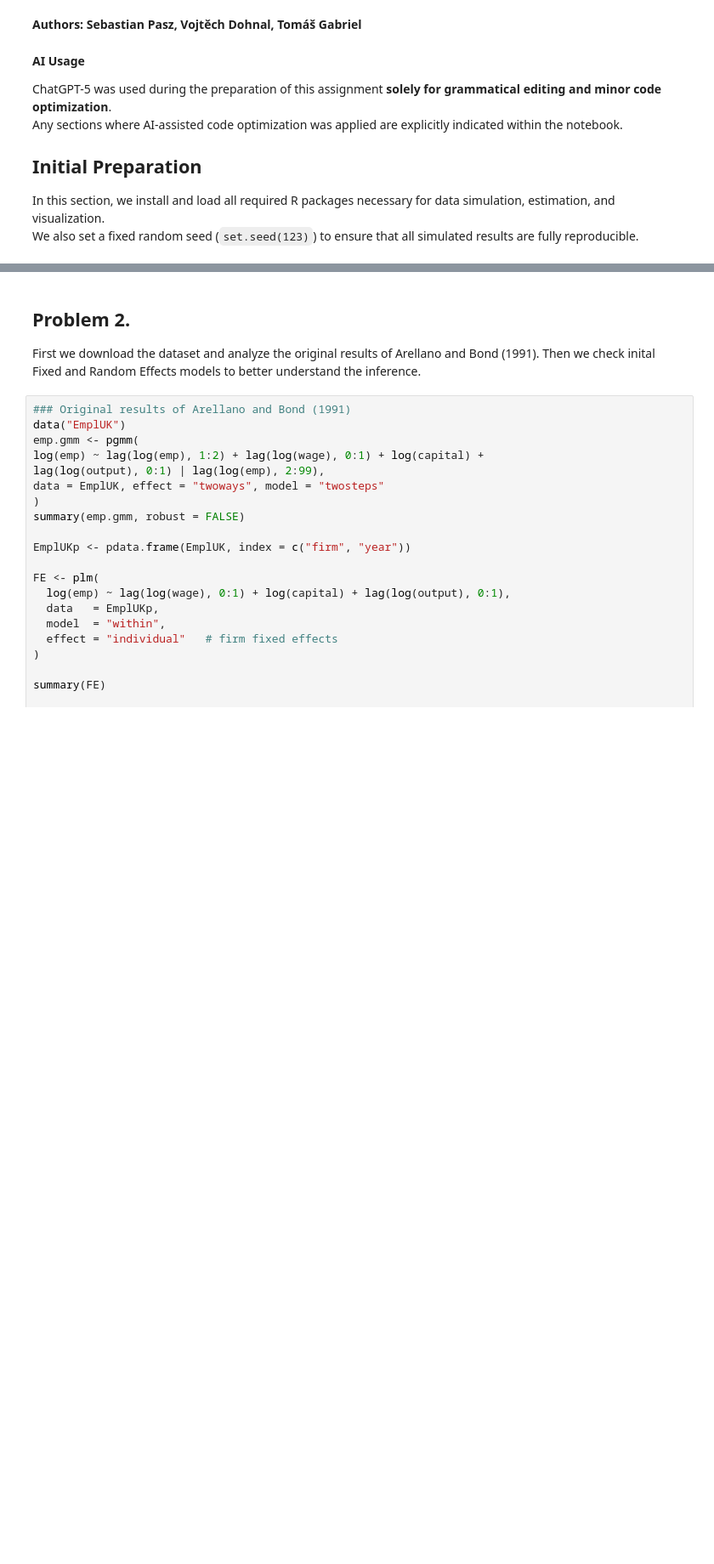
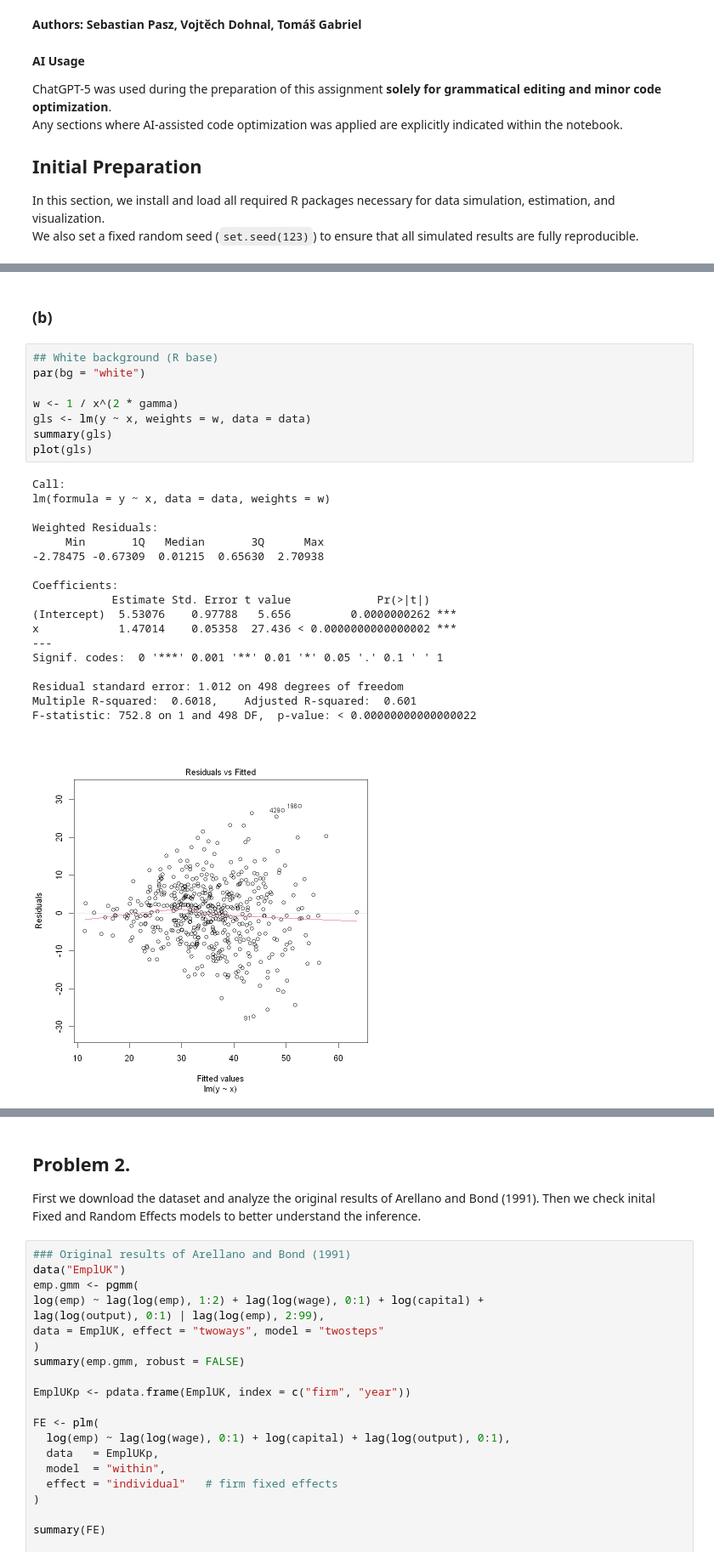
Before and after one commit to 52804407/Advanced_Econometrics_Pasz_Dohnal_Tom-, a Jupyter notebook: AE_HW3_Group27_Pasz_Dohnal_Gabriel.ipynb, the cells around one changed output, grey strips where cells are left out. Shown at 85% size. Drawn from its saved outputs; the diff is of its cells as text; blank space fills up the shorter version.

```diff
--- a/AE_HW3_Group27_Pasz_Dohnal_Gabriel.ipynb
+++ b/AE_HW3_Group27_Pasz_Dohnal_Gabriel.ipynb
@@ -37,0 +113,29 @@ set.seed(123)
+# %% [markdown]
+### (b)
+# %%
+## White background (R base)
+par(bg = "white")
+
+w <- 1 / x^(2 * gamma)
+gls <- lm(y ~ x, weights = w, data = data)
+summary(gls)
+plot(gls)
+# %% [output]
+Call:
+lm(formula = y ~ x, data = data, weights = w)
+
+Weighted Residuals:
+     Min       1Q   Median       3Q      Max
+-2.78475 -0.67309  0.01215  0.65630  2.70938
+
+Coefficients:
+            Estimate Std. Error t value             Pr(>|t|)
+(Intercept)  5.53076    0.97788   5.656         0.0000000262 ***
+x            1.47014    0.05358  27.436 < 0.0000000000000002 ***
+---
+Signif. codes:  0 '***' 0.001 '**' 0.01 '*' 0.05 '.' 0.1 ' ' 1
+
+Residual standard error: 1.012 on 498 degrees of freedom
+Multiple R-squared:  0.6018,    Adjusted R-squared:  0.601
+F-statistic: 752.8 on 1 and 498 DF,  p-value: < 0.00000000000000022
+[figure, added]
```
Also changed, not shown: parts of 20 cells of this notebook, 1 other file.
